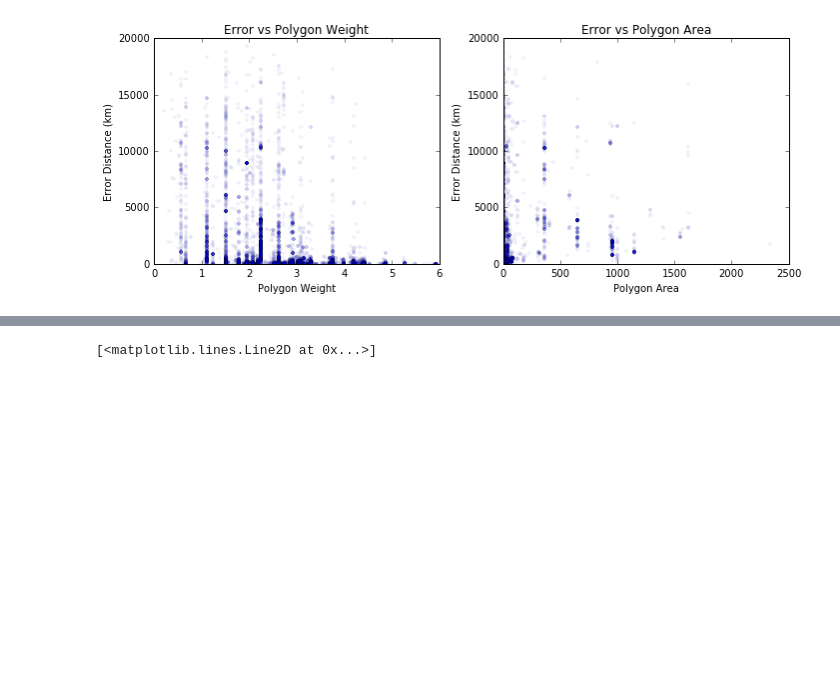
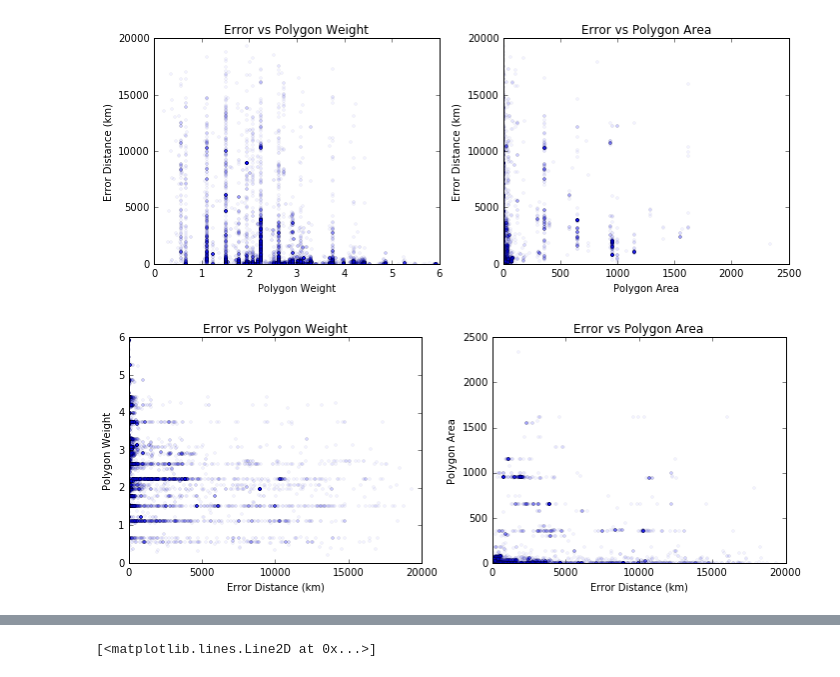
Before and after one commit to Humpheh/twied, a Jupyter notebook: workbooks/WeightsTest.ipynb, the cells around one changed output, grey strips where cells are left out. Cells and saved outputs as stored; diff of their text form; code cells hidden in the pictures; blank space fills up the shorter version.

```diff
--- a/workbooks/WeightsTest.ipynb
+++ b/workbooks/WeightsTest.ipynb
@@ -369,6 +435,25 @@ plt.savefig('error-weight-area', dpi=200, alpha=True)
 [[ 1.          0.20599607]
  [ 0.20599607  1.        ]]
 [figure]
+# %%
+figsize(10, 4)
+
+subplot(121)
+plot(X[userfilter1000][:,dist], X[userfilter1000][:,weight],  'bo', markersize=3, alpha=0.05)
+ylabel('Polygon Weight')
+xlabel('Error Distance (km)')
+title('Error vs Polygon Weight')
+
+subplot(122)
+plot(X[userfilter1000][:,dist], X[userfilter1000][:,area], 'bo', markersize=3, alpha=0.05)
+title('Error vs Polygon Area')
+ylabel('Polygon Area')
+xlabel('Error Distance (km)')
+tight_layout()
+
+plt.savefig('error-weight-area', dpi=200, alpha=True)
+# %% [output]
+[figure, added]
 # %%
 arr = X[userfilter1000][:,dist]
 random.shuffle(arr)
```
Also changed, not shown: parts of 9 cells of this notebook, 10 other files.
